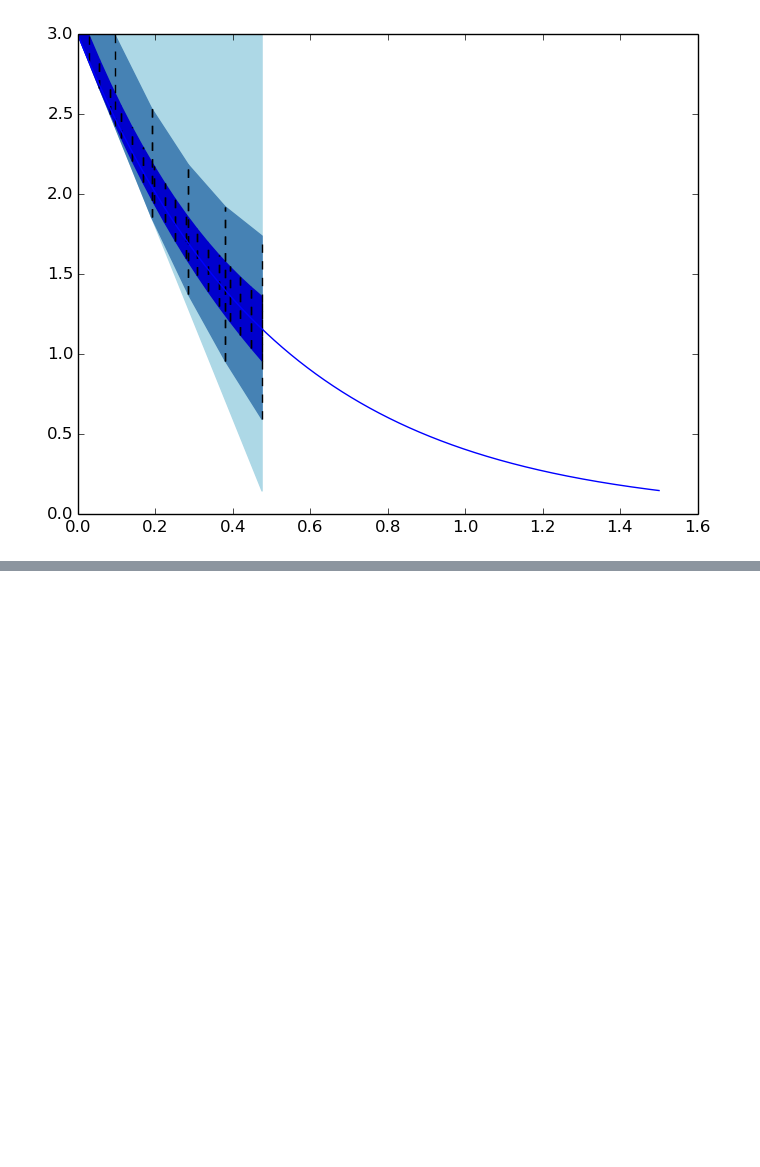
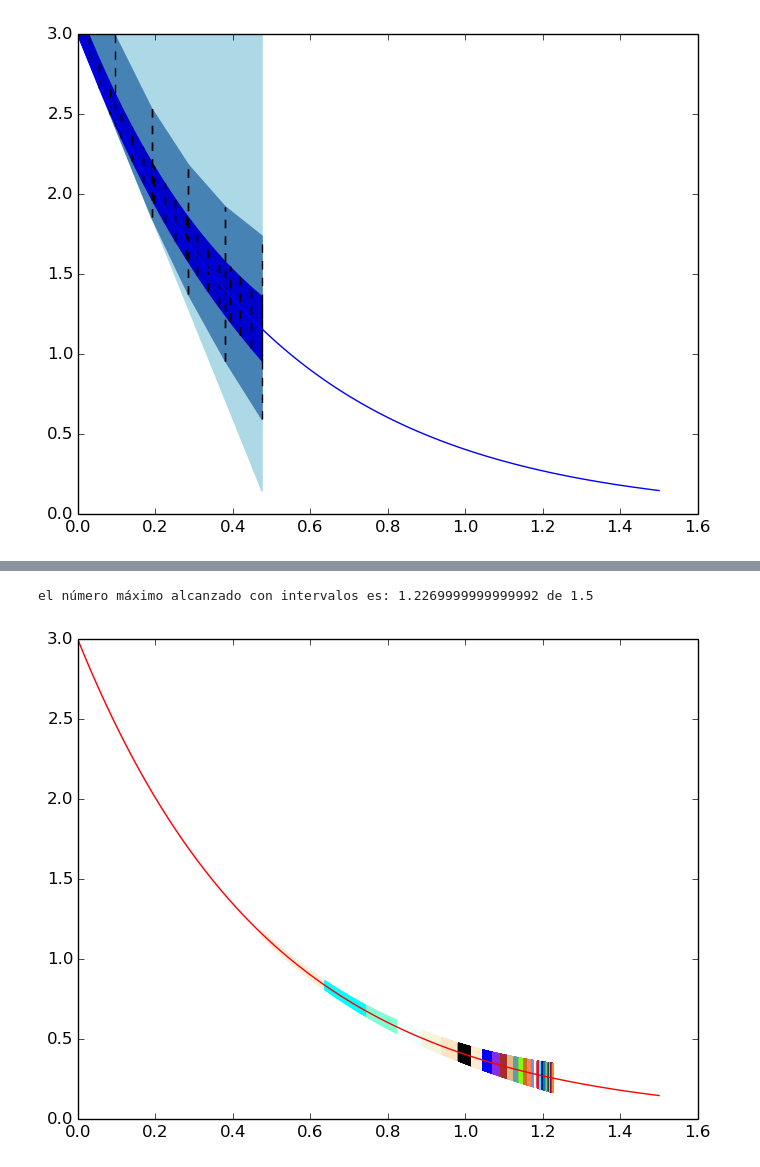
Before and after one commit to shgaeo/ProyectoClase, a Jupyter notebook: Notas/Sobre Capítulo 6 del Tucker.ipynb, the cells around one changed output, grey strips where cells are left out. Cells and saved outputs as stored; diff of their text form; code cells hidden in the pictures; blank space fills up the shorter version.

```diff
--- a/Notas/Sobre Capítulo 6 del Tucker.ipynb
+++ b/Notas/Sobre Capítulo 6 del Tucker.ipynb
@@ -593,0 +606,18 @@ PyPlot.plot(linspace(t0,tf,n+1),x_RK,"blue");
+# %%
+f(x)=-2x
+f(t,x)=-2x
+x0=3.0
+t0=0.0
+tf=1.5
+n=1000
+dt=tf/n
+ka=200
+pasosExtra=30;
+# %%
+x_RK=RungeKutta4(t0,x0,dt,n,f);
+eul=NEulerMPasos(f,x0,t0,n,dt,ka,pasosExtra);
+# %%
+graficarEulerM(eul[1],eul[2],eul[3],x_RK,t0,tf,n,dt,pasosExtra)
+# %% [output]
+el número máximo alcanzado con intervalos es: 1.2269999999999992 de 1.5
+[figure, added]
```
Also changed, not shown: parts of 27 cells of this notebook, 4 other files.
